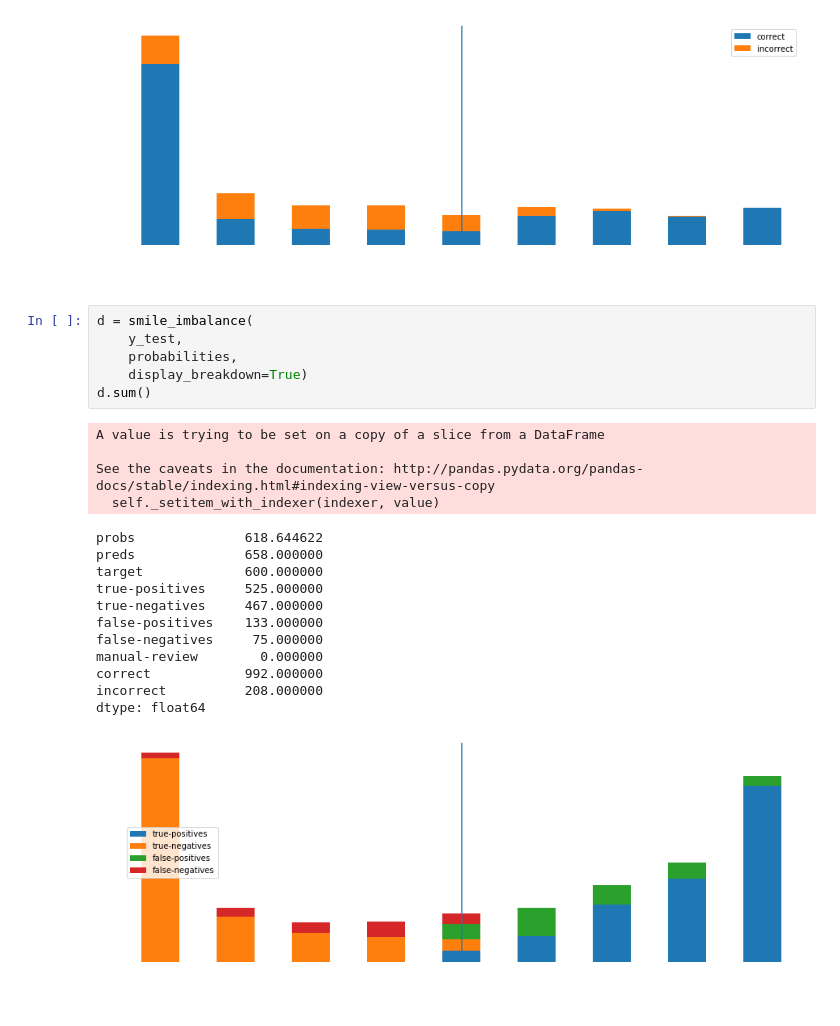
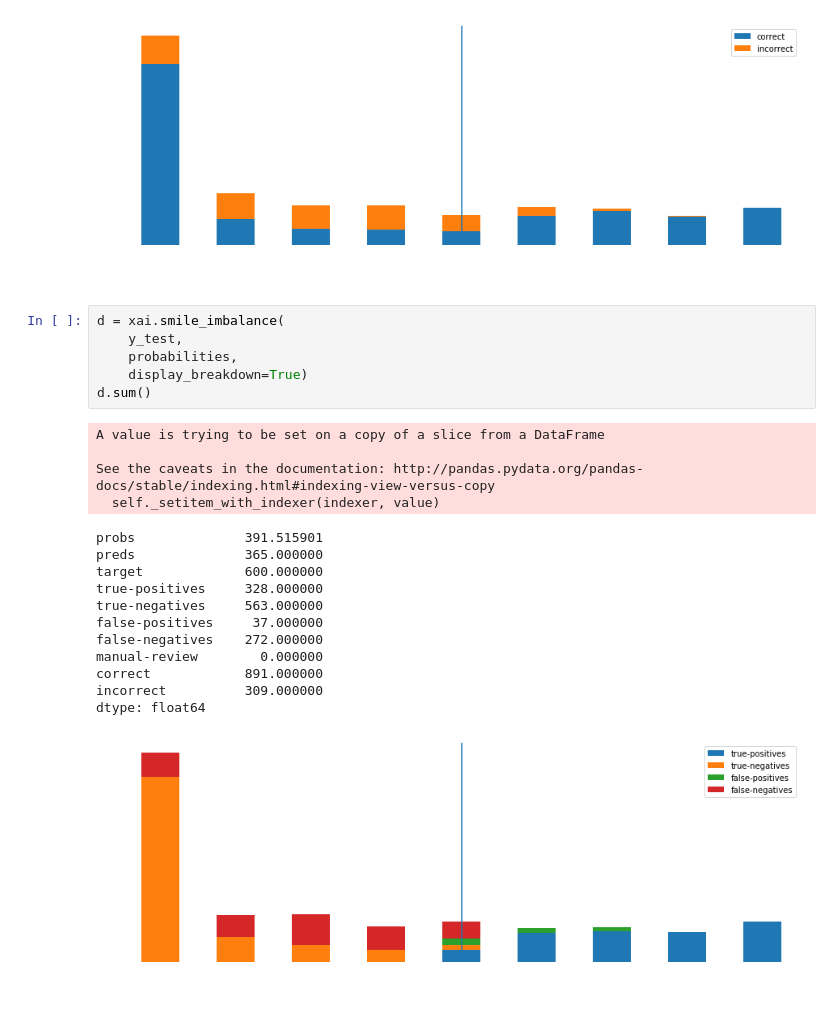
Before and after one commit to EthicalML/xai, a Jupyter notebook: examples/XAI Example Usage.ipynb, the cells around one changed output. Cells and saved outputs as stored; diff of their text form.

Commit message:
feat: finished initial charts

```diff
--- a/examples/XAI Example Usage.ipynb
+++ b/examples/XAI Example Usage.ipynb
@@ -239,26 +231,26 @@ incorrect          306.000000
 dtype: float64
 [figure]
 # %%
-d = smile_imbalance(
+d = xai.smile_imbalance(
     y_test,
     probabilities,
     display_breakdown=True)
 d.sum()
 # %% [output]
 A value is trying to be set on a copy of a slice from a DataFrame
 
 See the caveats in the documentation: http://pandas.pydata.org/pandas-docs/stable/indexing.html#indexing-view-versus-copy
   self._setitem_with_indexer(indexer, value)
-probs              618.644622
-preds              658.000000
+probs              391.515901
+preds              365.000000
 target             600.000000
-true-positives     525.000000
-true-negatives     467.000000
-false-positives    133.000000
-false-negatives     75.000000
+true-positives     328.000000
+true-negatives     563.000000
+false-positives     37.000000
+false-negatives    272.000000
 manual-review        0.000000
-correct            992.000000
-incorrect          208.000000
+correct            891.000000
+incorrect          309.000000
 dtype: float64
-[figure, old version]
+[figure, new version]
 # %%
```
Also changed, not shown: parts of 4 cells of this notebook.
